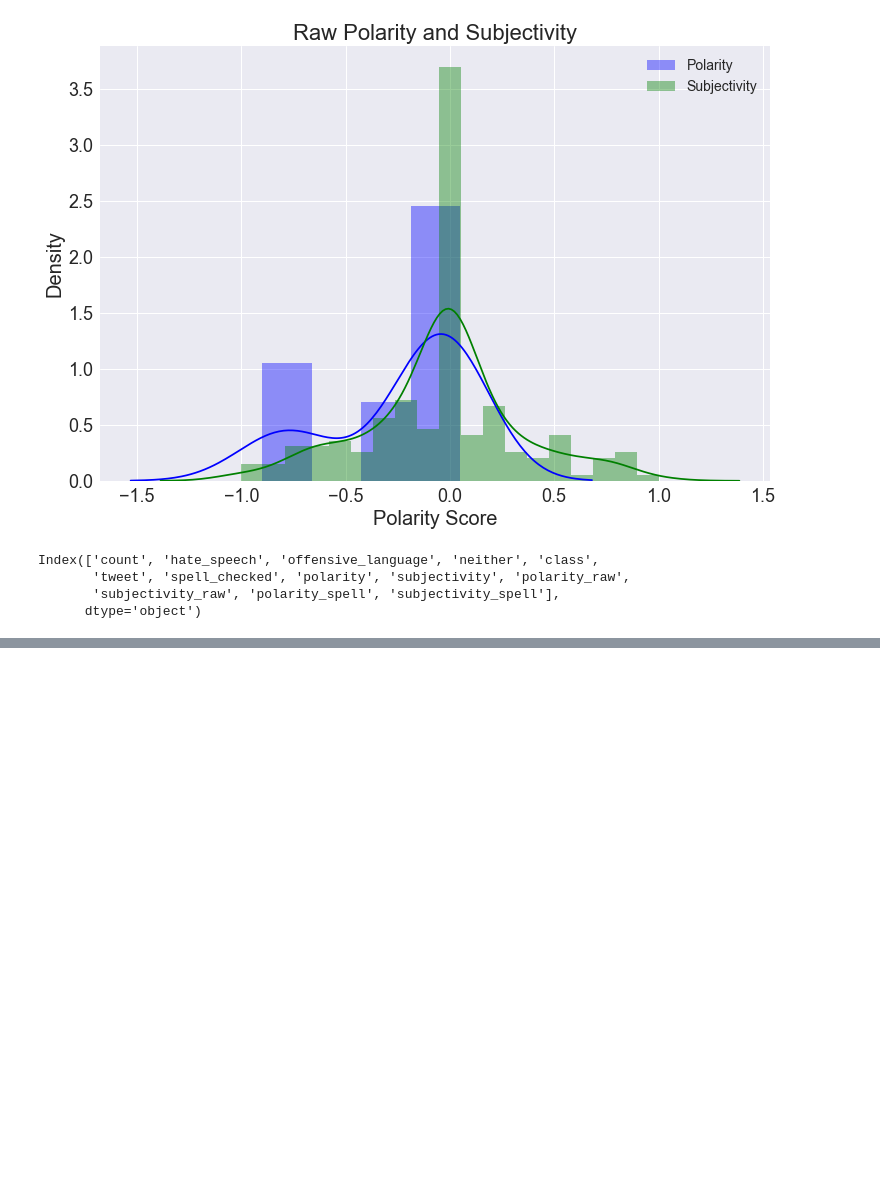
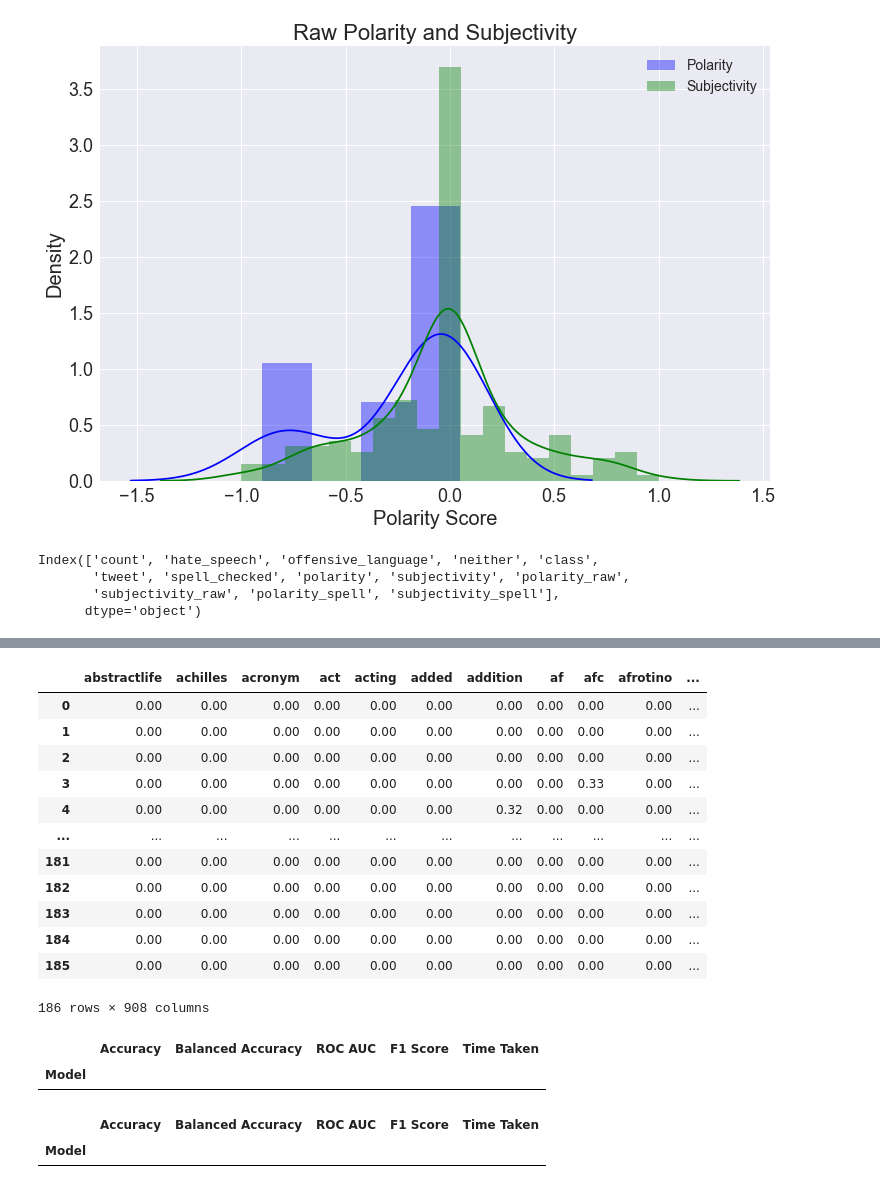
Before and after one commit to ismael-araujo/Twitter-Sentiment-Analysis, a Jupyter notebook: main-notebook-Copy1.ipynb, the cells around one changed output, grey strips where cells are left out. Cells and saved outputs as stored; diff of their text form; code cells hidden in the pictures; blank space fills up the shorter version.

```diff
--- a/main-notebook-Copy1.ipynb
+++ b/main-notebook-Copy1.ipynb
@@ -268,0 +287,16 @@ x_raw
+# %%
+X_train_tfidf_sparse
+# %% [output]
+|  | abstractlife | achilles | acronym | act | acting | added | addition | af | afc | afrotino | ... |
+| 0 | 0.00 | 0.00 | 0.00 | 0.00 | 0.00 | 0.00 | 0.00 | 0.00 | 0.00 | 0.00 | ... |
+| 1 | 0.00 | 0.00 | 0.00 | 0.00 | 0.00 | 0.00 | 0.00 | 0.00 | 0.00 | 0.00 | ... |
+| 2 | 0.00 | 0.00 | 0.00 | 0.00 | 0.00 | 0.00 | 0.00 | 0.00 | 0.00 | 0.00 | ... |
+| 3 | 0.00 | 0.00 | 0.00 | 0.00 | 0.00 | 0.00 | 0.00 | 0.00 | 0.33 | 0.00 | ... |
+| 4 | 0.00 | 0.00 | 0.00 | 0.00 | 0.00 | 0.00 | 0.32 | 0.00 | 0.00 | 0.00 | ... |
+| ... | ... | ... | ... | ... | ... | ... | ... | ... | ... | ... | ... |
+| 181 | 0.00 | 0.00 | 0.00 | 0.00 | 0.00 | 0.00 | 0.00 | 0.00 | 0.00 | 0.00 | ... |
+| 182 | 0.00 | 0.00 | 0.00 | 0.00 | 0.00 | 0.00 | 0.00 | 0.00 | 0.00 | 0.00 | ... |
+| 183 | 0.00 | 0.00 | 0.00 | 0.00 | 0.00 | 0.00 | 0.00 | 0.00 | 0.00 | 0.00 | ... |
+| 184 | 0.00 | 0.00 | 0.00 | 0.00 | 0.00 | 0.00 | 0.00 | 0.00 | 0.00 | 0.00 | ... |
+| 185 | 0.00 | 0.00 | 0.00 | 0.00 | 0.00 | 0.00 | 0.00 | 0.00 | 0.00 | 0.00 | ... |
+186 rows × 908 columns
@@ -268,0 +306,12 @@ x_raw
+# %%
+clf = LazyClassifier(verbose=0,ignore_warnings=True, custom_metric=None)
+models, predictions = clf.fit(X_train, X_test, y_train, y_test)
+models
+# %% [output]
+|  | Accuracy | Balanced Accuracy | ROC AUC | F1 Score | Time Taken |
+| Model |  |  |  |  |  |
+# %%
+models
+# %% [output]
+|  | Accuracy | Balanced Accuracy | ROC AUC | F1 Score | Time Taken |
+| Model |  |  |  |  |  |
```
Also changed, not shown: parts of 10 cells of this notebook.
